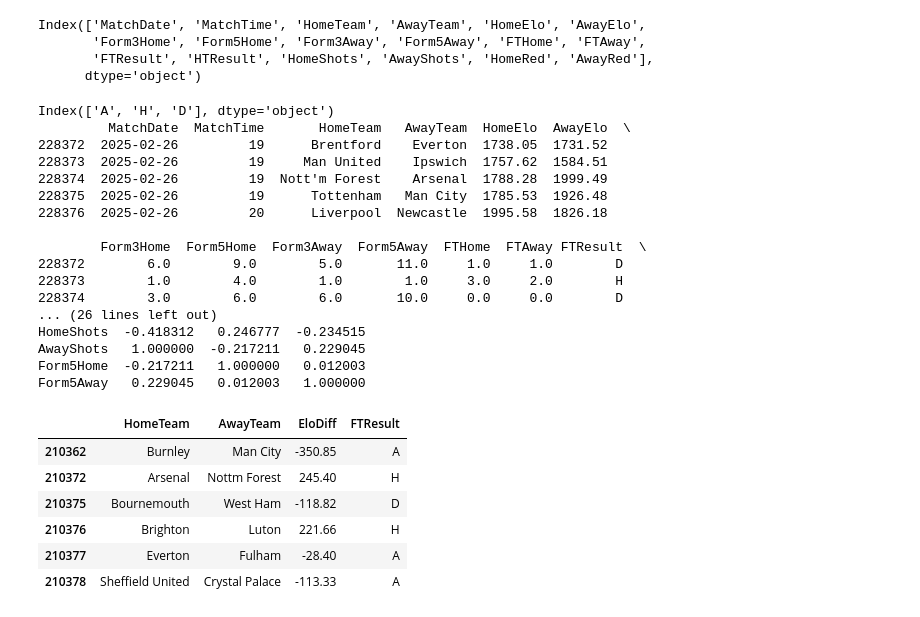
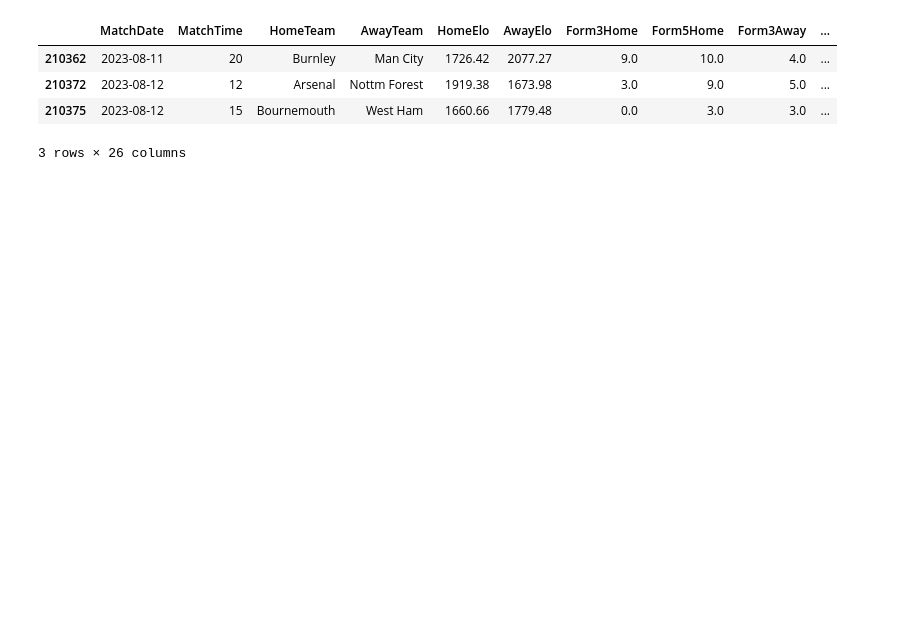
Before and after one commit to battez/data_explore, a Jupyter notebook: nb-explore.ipynb, the cells around one changed output. Saved outputs shown, nothing was run; the diff lists cells and outputs as text; code cells hidden in the pictures; blank space fills up the shorter version.

Commit message:
added Distance of clubs and also onehot encoded days.

```diff
--- a/nb-explore.ipynb
+++ b/nb-explore.ipynb
@@ -5,5 +5,13 @@ import numpy as np
 import seaborn as sns
 import matplotlib.pyplot as plt
 import datetime
-print('main imports done')
+import geopy.distance
+
+df_stadia = pd.read_csv('./data/stadiums.csv')
+df_stadia = df_stadia[df_stadia['Country'] == 'England']
+df_stadia['Team'] = df_stadia.Team.apply(str.strip)
+df_stadia.set_index('Team', inplace=True)
+print(df_stadia.sample(5))
+
+df_stadia.loc['Arsenal']
 # %% [output]
@@ -26,54 +90,22 @@ df.shape
 # %%
-# prune off lots of columns we wont use - see the ReadMe for the dataset
-df = df.drop(columns=['Division', 'HTHome', 'HTAway','HomeTarget','AwayTarget','HomeCorners','AwayCorners', 'HomeYellow', 'AwayYellow','HomeFouls', 'AwayFouls', 'OddHome', 'OddDraw', 'OddAway', 'MaxHome', 'MaxDraw',\
-    'MaxAway', 'Over25', 'Under25', 'MaxOver25', 'MaxUnder25', 'HandiSize', 'HandiHome', 'HandiAway'])
-df.columns
+
+# Do some crude feature engineering >
+#
+# make matchTime just the hour to treat it as a factor
+df['MatchTime'] = df['MatchTime'].str.slice(0,2)
+df['MatchTime'] = pd.to_numeric(df['MatchTime'], errors='coerce')
-# %% [output]
-Index(['MatchDate', 'MatchTime', 'HomeTeam', 'AwayTeam', 'HomeElo', 'AwayElo',
-       'Form3Home', 'Form5Home', 'Form3Away', 'Form5Away', 'FTHome', 'FTAway',
-       'FTResult', 'HTResult', 'HomeShots', 'AwayShots', 'HomeRed', 'AwayRed'],
-      dtype='object')
 # %%
+# More custom features that are simple to include >
+#
+# onehot encode the day the match was played on:
+orig_columns = df.columns
+df['Day'] = df['MatchDate'].dt.day_name()
 
-# make matchTime just the hour to treat it as a factor
-df['MatchTime'] = df['MatchTime'].str.slice(0,2)
-df['MatchTime'] = pd.to_numeric(df['MatchTime'], errors='coerce')
-
-# factorize the HTResult and FTresult too, check they are done in same way
-codes, uniques = df['FTResult'].factorize()
-df['Target'] = codes - 1 # do this to have DRAW as zero
-print(uniques)
-
-# calculate a difference for Elo
-df['EloDiff'] = df['HomeElo'] - df['AwayElo']
-
-print(df.tail())
-num_cols = ['MatchTime', 'Target', 'HomeRed', 'AwayRed','EloDiff','HomeShots', 'AwayShots', 'Form5Home','Form5Away' ]
-print(df[num_cols].corr())
-
-df[['HomeTeam', 'AwayTeam','EloDiff','FTResult']].head(6)
+df = pd.concat([df[orig_columns], pd.get_dummies(df[['Day']], dtype=int)], axis=1)
+df.head(3)
 # %% [output]
+|  | MatchDate | MatchTime | HomeTeam | AwayTeam | HomeElo | AwayElo | Form3Home | Form5Home | Form3Away | ... |
+| 210362 | 2023-08-11 | 20 | Burnley | Man City | 1726.42 | 2077.27 | 9.0 | 10.0 | 4.0 | ... |
+| 210372 | 2023-08-12 | 12 | Arsenal | Nottm Forest | 1919.38 | 1673.98 | 3.0 | 9.0 | 5.0 | ... |
+| 210375 | 2023-08-12 | 15 | Bournemouth | West Ham | 1660.66 | 1779.48 | 0.0 | 3.0 | 3.0 | ... |
-Index(['A', 'H', 'D'], dtype='object')
-         MatchDate  MatchTime       HomeTeam   AwayTeam  HomeElo  AwayElo  \
-228372  2025-02-26         19      Brentford    Everton  1738.05  1731.52
-228373  2025-02-26         19     Man United    Ipswich  1757.62  1584.51
-228374  2025-02-26         19  Nott'm Forest    Arsenal  1788.28  1999.49
-228375  2025-02-26         19      Tottenham   Man City  1785.53  1926.48
-228376  2025-02-26         20      Liverpool  Newcastle  1995.58  1826.18
-
-        Form3Home  Form5Home  Form3Away  Form5Away  FTHome  FTAway FTResult  \
-228372        6.0        9.0        5.0       11.0     1.0     1.0        D
-228373        1.0        4.0        1.0        1.0     3.0     2.0        H
-228374        3.0        6.0        6.0       10.0     0.0     0.0        D
-... (26 lines left out)
-HomeShots  -0.418312   0.246777  -0.234515
-AwayShots   1.000000  -0.217211   0.229045
-Form5Home  -0.217211   1.000000   0.012003
-Form5Away   0.229045   0.012003   1.000000
+3 rows × 26 columns
-|  | HomeTeam | AwayTeam | EloDiff | FTResult |
-| 210362 | Burnley | Man City | -350.85 | A |
-| 210372 | Arsenal | Nottm Forest | 245.40 | H |
-| 210375 | Bournemouth | West Ham | -118.82 | D |
-| 210376 | Brighton | Luton | 221.66 | H |
-| 210377 | Everton | Fulham | -28.40 | A |
-| 210378 | Sheffield United | Crystal Palace | -113.33 | A |
```
Also changed, not shown: parts of 11 cells of this notebook.
